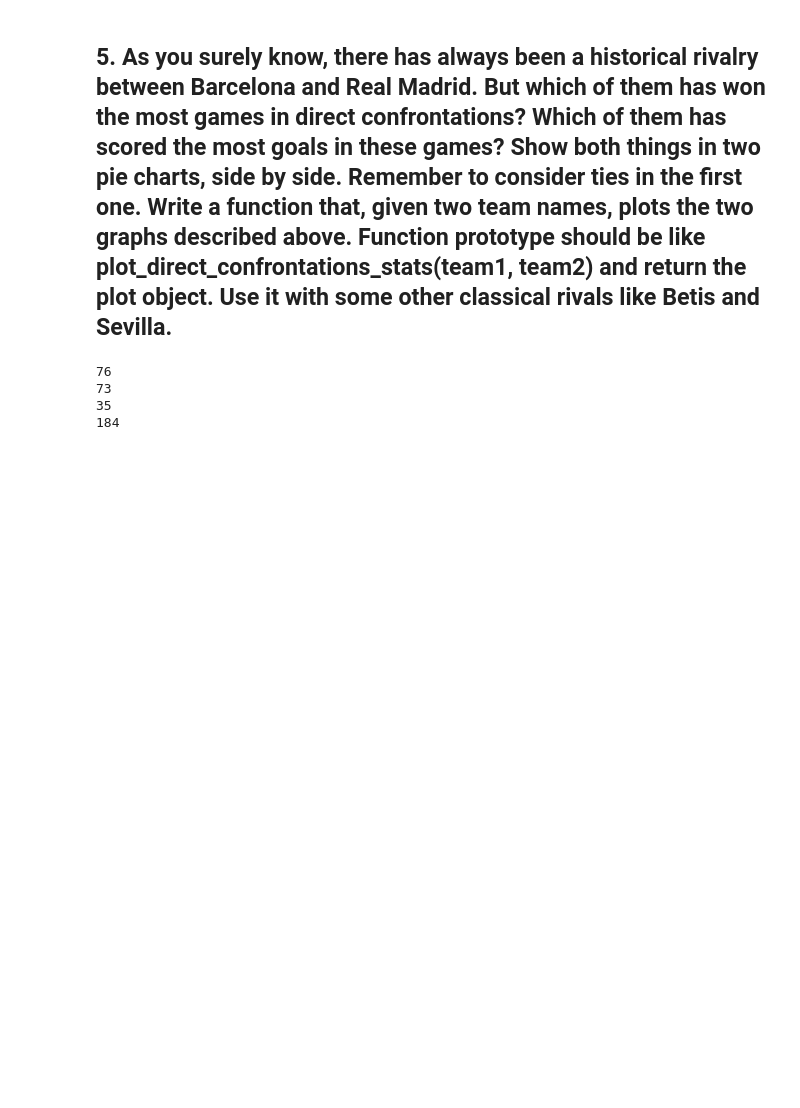
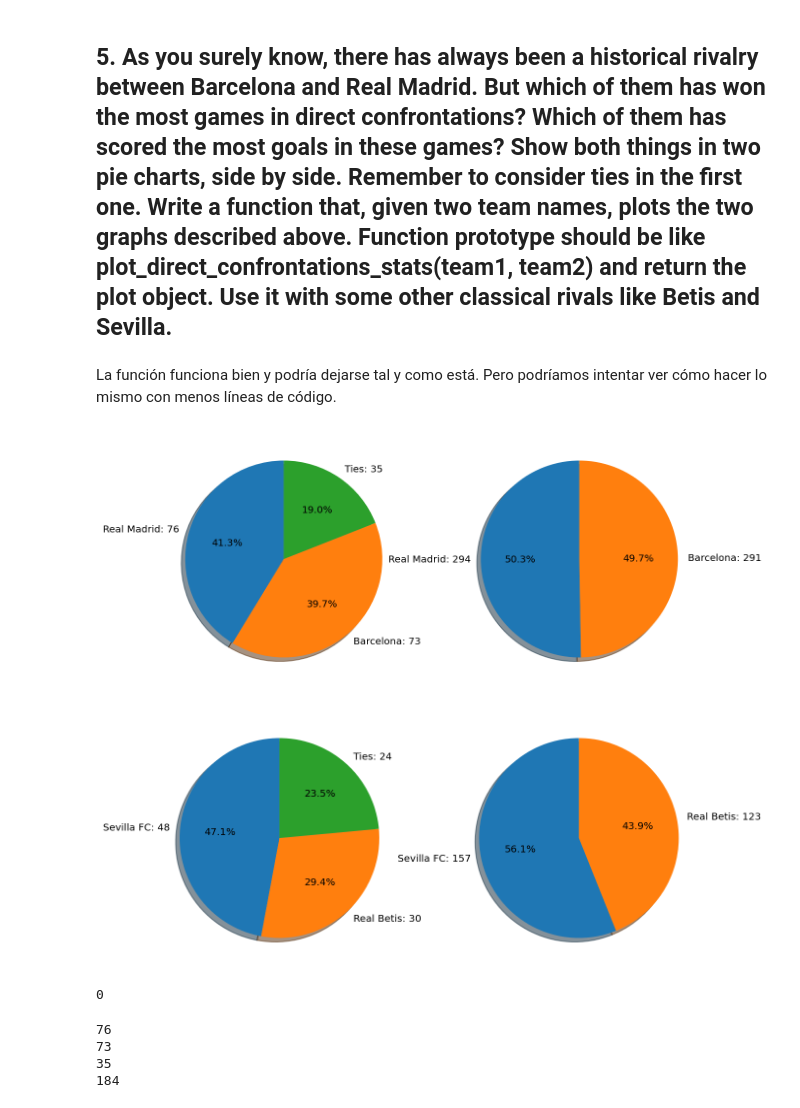
Before and after one commit to MellacE98/LaQuinielaUAB, a Jupyter notebook: LaLigaDataAnalysis.ipynb, the cells around one changed output. Drawn from its saved outputs; the diff is of its cells as text; code cells hidden in the pictures; blank space fills up the shorter version.

```diff
--- a/LaLigaDataAnalysis.ipynb
+++ b/LaLigaDataAnalysis.ipynb
@@ -198,9 +213,69 @@ ValueError: could not convert string to float: '0:0'
 # %% [markdown]
 ## 5. As you surely know, there has always been a historical rivalry between Barcelona and Real Madrid. But which of them has won the most games in direct confrontations? Which of them has scored the most goals in these games? Show both things in two pie charts, side by side. Remember to consider ties in the first one. Write a function that, given two team names, plots the two graphs described above. Function prototype should be like plot_direct_confrontations_stats(team1, team2) and return the plot object. Use it with some other classical rivals like Betis and Sevilla.
-# %%
-def plot_direct_confrontations_stats(team1, team2):
-    team1_home = df.loc[df['home_team'] == team1].copy()
-    team1_home = team1_home.loc[df['away_team'] == team2].copy()
+# %% [markdown]
+La función funciona bien y podría dejarse tal y como está. Pero podríamos intentar ver cómo hacer lo mismo con menos líneas de código.
+# %%
+def plot_direct_confrontations_stats(team1, team2):
+    team1_home = df.loc[df['home_team'] == team1].copy()
+    team1_home = team1_home.loc[team1_home['away_team'] == team2].copy()
+
+    team2_home = df.loc[df['home_team'] == team2].copy()
+    team2_home = team2_home.loc[team2_home['away_team'] == team1].copy()
+
+    home_goals_1 = team1_home['goals_home'].sum() # Goles team1 casa
+    away_goals_1 = team2_home['goals_away'].sum() # Goles team1 fuera
+    total_goals_team1 = home_goals_1 + away_goals_1
+
+    home_goals_2 = team2_home['goals_home'].sum() # Goles team2 casa
+    away_goals_2 = team1_home['goals_away'].sum() # Goles team2 fuera
+    total_goals_team2 = home_goals_2 + away_goals_2
+
+    total_wins_team1 = 0
+    total_wins_team2 = 0
+    total_ties = 0
+
+    for result in team1_home['result']:
+        if result == '1': total_wins_team1 += 1
+        elif result == '2': total_wins_team2 += 1
+        else: total_ties += 1
+
+    for result in team2_home['result']:
+        if result == '1': total_wins_team2 += 1
+        elif result == '2': total_wins_team1 += 1
+        else: total_ties += 1
+
+    y_results = np.array([total_wins_team1, total_wins_team2, total_ties])
+    y_goals   = np.array([total_goals_team1, total_goals_team2])
+
+
+    label1 = team1+": "+str(total_wins_team1)
+    label2 = team2+": "+str(total_wins_team2)
+    label3 = "Ties: "+str(total_ties)
+    label4 = team1+": "+str(total_goals_team1)
+    label5 = team2+": "+str(total_goals_team2)
+
+    mylabels_results = [label1, label2, label3]
+    mylabels_goals = [label4, label5]
+
+    fig = plt.figure(figsize=(10,7),dpi=144)
+
+    ax1 = plt.subplot(121) #figsize =(10, 7)
+    ax1.pie(y_results, labels = mylabels_results, autopct = '%1.1f%%',
+            shadow = True, startangle = 90)
+
+    ax2 = plt.subplot(122)
+    ax2.pie(y_goals, labels = mylabels_goals, autopct = '%1.1f%%',
+    shadow = True, startangle = 90)
+
+    plt.show()
+    return 0
+
+plot_direct_confrontations_stats("Real Madrid", "Barcelona")
+plot_direct_confrontations_stats("Sevilla FC", "Real Betis")
+# %% [output]
+[figure, added]
+[figure, added]
+0
 # %%
 #Bernabeu
 team1_home = df.loc[df['away_team'] == "Barcelona"].copy()
```
Also changed, not shown: parts of 6 cells of this notebook.
